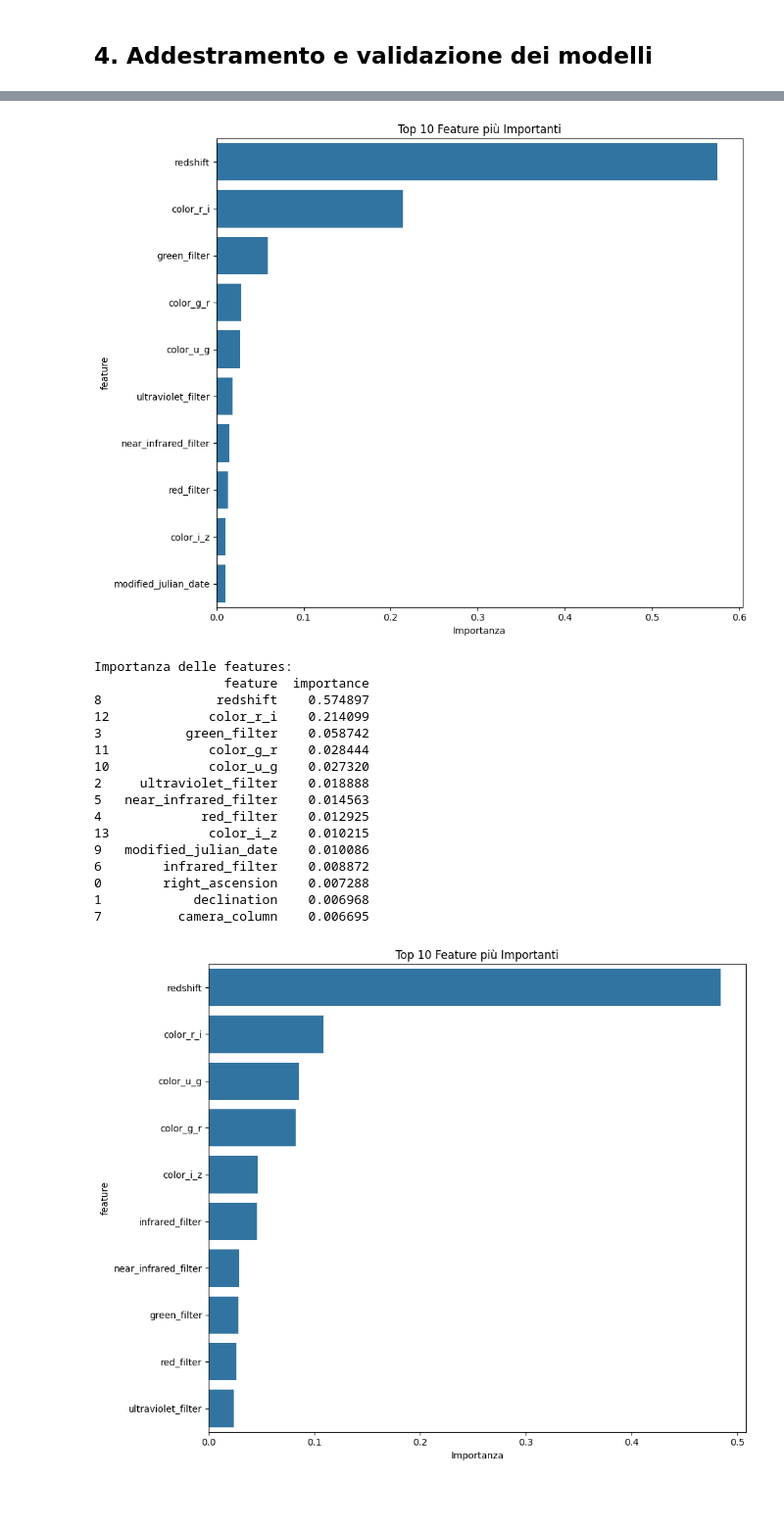
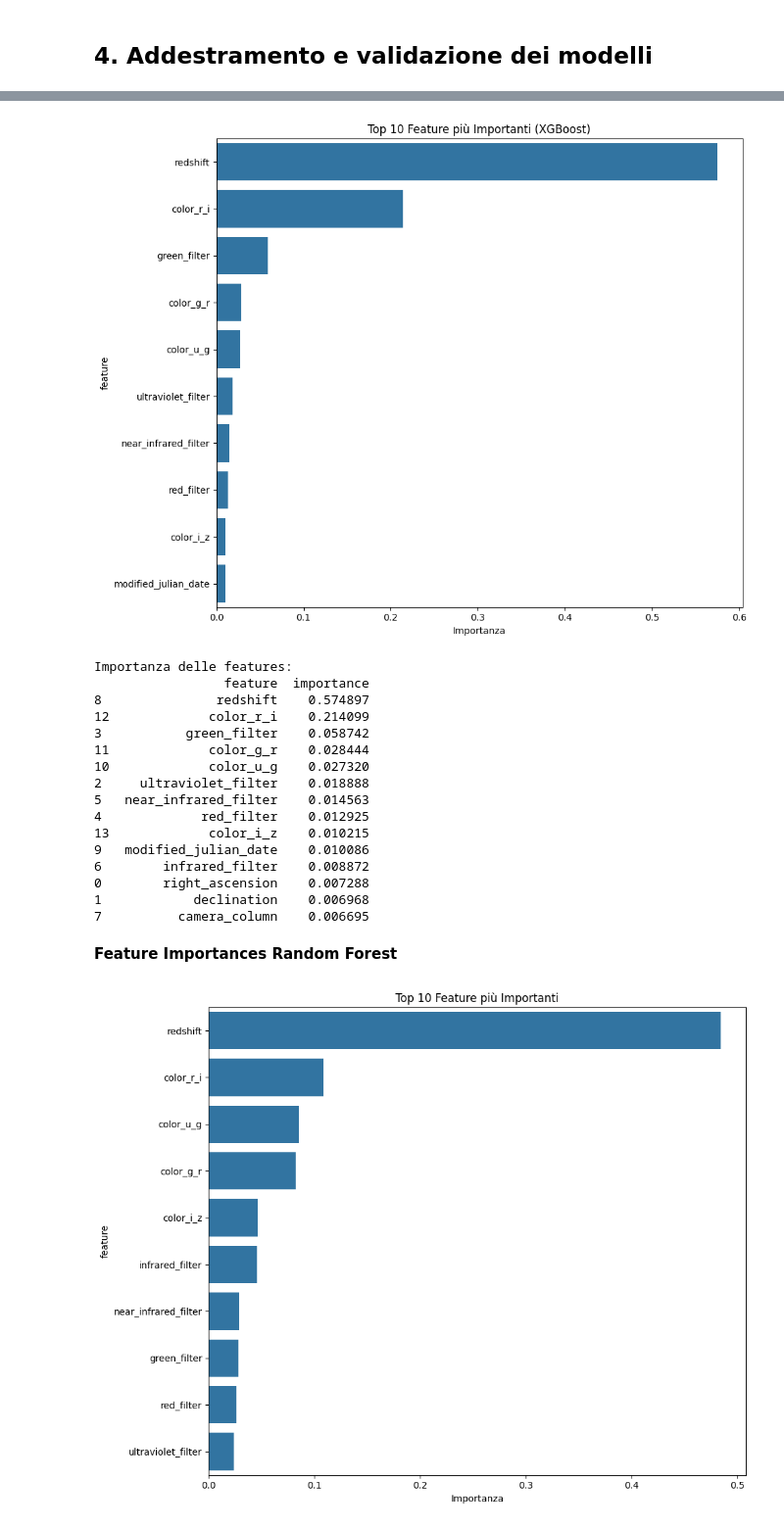
Before and after one commit to Dear-Luca/stellar-classification, a Jupyter notebook: classification.ipynb, the cells around one changed output, grey strips where cells are left out. Shown at 98% size. Drawn from its saved outputs; the diff is of its cells as text; code cells hidden in the pictures; blank space fills up the shorter version.

```diff
--- a/classification.ipynb
+++ b/classification.ipynb
@@ -381,3 +399,3 @@ def create_balanced_sample(df, n_per_class, random_state=42):
 # %%
-# dato che il dataset ha troppe istanze prendo 20k righe per facilitare il training
-df = create_balanced_sample(df, n_per_class=10_000, random_state=42)
+# dato che il dataset ha troppe istanze prendo 30k righe per facilitare il training
+df_balanced = create_balanced_sample(df, n_per_class=10_000, random_state=42)
@@ -384,3 +404,3 @@ df = create_balanced_sample(df, n_per_class=10_000, random_state=42)
 # %%
-X = df.drop(columns=["class"])
-y = df["class"]
+X = df_balanced.drop(columns=["class"])
+y = df_balanced["class"]
@@ -466,14 +493,13 @@ models = {
 # %%
 # Funzione per valutare i modelli
-def evaluate_model(model, X_train, y_train, X_test, y_test, model_name):
+def evaluate_model(model, X_train, y_train, X_test, y_test, model_name, plot_image=True):
     # Addestramento
     model.fit(X_train, y_train)
 
     # Predizioni
     y_pred = model.predict(X_test)
-    y_pred_proba = model.predict_proba(X_test) if hasattr(model, 'predict_proba') else None
 
-    # Metriche
+    #Metriche
     accuracy = accuracy_score(y_test, y_pred)
     precision = precision_score(y_test, y_pred, average='weighted')
     recall = recall_score(y_test, y_pred, average='weighted')
@@ -492,15 +518,16 @@ def evaluate_model(model, X_train, y_train, X_test, y_test, model_name):
     print(f"Cross-validation accuracy: {cv_scores.mean():.4f} (+/- {cv_scores.std() * 2:.4f})")
 
     # Matrice di confusione
-    cm = confusion_matrix(y_test, y_pred)
-    plt.figure(figsize=(8, 6))
-    sns.heatmap(cm, annot=True, fmt='d', cmap='Blues',
-                xticklabels=label_encoder.classes_,
-                yticklabels=label_encoder.classes_)
-    plt.title(f'Matrice di Confusione - {model_name}')
-    plt.ylabel('Classe Reale')
-    plt.xlabel('Classe Predetta')
-    plt.show()
+    if plot_image:
+        cm = confusion_matrix(y_test, y_pred)
+        plt.figure(figsize=(8, 6))
+        sns.heatmap(cm, annot=True, fmt='d', cmap='Blues',
+                    xticklabels=label_encoder.classes_,
+                    yticklabels=label_encoder.classes_)
+        plt.title(f'Matrice di Confusione - {model_name}')
+        plt.ylabel('Classe Reale')
+        plt.xlabel('Classe Predetta')
+        plt.show()
 
     # Classification report
     print("\nClassification Report:")
@@ -518,9 +549,9 @@ def evaluate_model(model, X_train, y_train, X_test, y_test, model_name):
 # %%
 # Addestramento e valutazione di tutti i modelli
-results = {}
+results_balanced = {}
 
 for name, model in models.items():
-    results[name] = evaluate_model(
+    results_balanced[name] = evaluate_model(
         model, X_train, y_train,
         X_test, y_test, name
     )
@@ -665,22 +690,22 @@ CONFRONTO DELLE PERFORMANCE DEI MODELLI:
 # %%
 # Analisi dell'importanza delle features per XGBoost
-xgb_model = results['XGBoost']['model']
+xgb_model = results_balanced['XGBoost']['model']
 feature_importance = pd.DataFrame({
     'feature': X.columns,
     'importance': xgb_model.feature_importances_
 }).sort_values('importance', ascending=False)
 
 plt.figure(figsize=(10, 8))
 sns.barplot(data=feature_importance.head(10), y='feature', x='importance')
-plt.title('Top 10 Feature più Importanti')
+plt.title('Top 10 Feature più Importanti (XGBoost)')
 plt.xlabel('Importanza')
 plt.tight_layout()
 plt.show()
 
 print("Importanza delle features:")
 print(feature_importance)
 # %% [output]
-[figure, old version]
+[figure, new version]
 Importanza delle features:
                  feature  importance
 8               redshift    0.574897
@@ -697,5 +722,7 @@ Importanza delle features:
 0        right_ascension    0.007288
 1            declination    0.006968
 7          camera_column    0.006695
+# %% [markdown]
+**Feature Importances Random Forest**
 # %%
 # Analisi dell'importanza delle features per Random Forest
```
Also changed, not shown: parts of 86 cells of this notebook.
